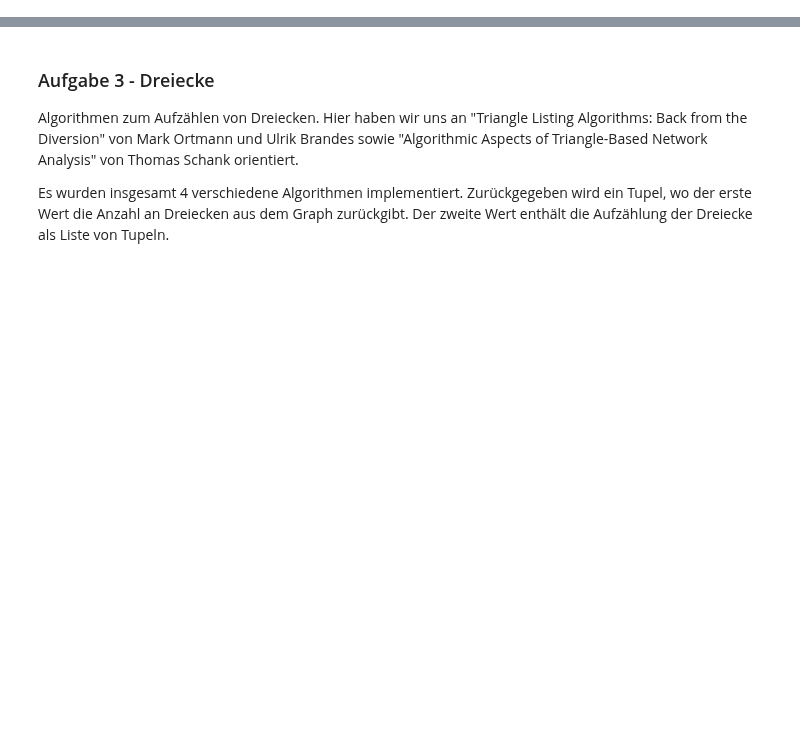
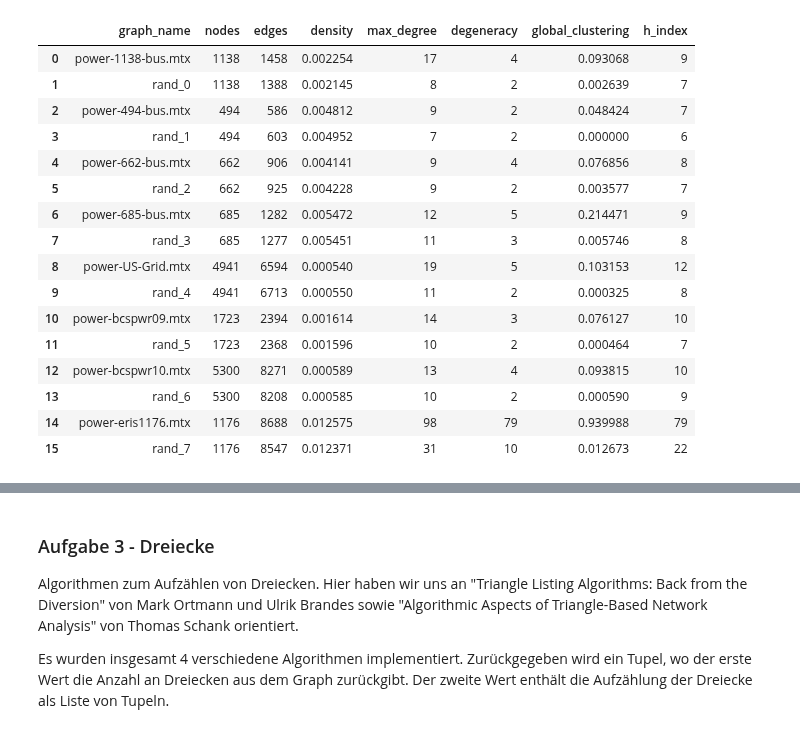
Before and after one commit to Hanno1/AlgorithmischeNetzwerkanalyseLAB, a Jupyter notebook: presentation_task2.ipynb, the cells around one changed output, grey strips where cells are left out. Saved outputs shown, nothing was run; the diff lists cells and outputs as text; code cells hidden in the pictures; blank space fills up the shorter version.

```diff
--- a/presentation_task2.ipynb
+++ b/presentation_task2.ipynb
@@ -10,0 +30,51 @@ import networkx as nx
+# %%
+def get_stats(G: Graph):
+    stats = {}
+    stats["density"] = gP.density(G)
+    stats["max_degree"] = gP.max_degree(G)
+    deg, _ = gP.degeneracy(G)
+    stats["degeneracy"] = deg
+    stats["global_clustering"] = gP.global_clustering_coefficient(G)
+    stats["h_index"] = gP.h_index(G)
+    return stats
+# %%
+import os
+import pandas as pd
+
+graph_files = []
+for file in os.listdir("networks/power_networks"):
+    graph_files.append(file)
+rand_names = ["rand_"+str(i) for i in range(len(graph_files))]
+
+columns = ["graph_name","nodes","edges", "density", "max_degree", "degeneracy", "global_clustering", "h_index"]
+df = pd.DataFrame(columns=columns)
+for file,rand_name in zip(graph_files,rand_names):
+    path = "networks/power_networks/"+file
+    G = Graph(path)
+    stats = get_stats(G)
+    row = [file,G.n, G.m, stats["density"], stats["max_degree"], stats["degeneracy"], stats["global_clustering"], stats["h_index"]]
+    df.loc[len(df)] = row
+    rand_G = generate_gnp_graph(G.n, stats["density"])
+    stats = get_stats(rand_G)
+    row = [rand_name, rand_G.n, rand_G.m, stats["density"], stats["max_degree"], stats["degeneracy"], stats["global_clustering"], stats["h_index"]]
+    df.loc[len(df)] = row
+# %%
+df
+# %% [output]
+|  | graph_name | nodes | edges | density | max_degree | degeneracy | global_clustering | h_index |
+| 0 | power-1138-bus.mtx | 1138 | 1458 | 0.002254 | 17 | 4 | 0.093068 | 9 |
+| 1 | rand_0 | 1138 | 1388 | 0.002145 | 8 | 2 | 0.002639 | 7 |
+| 2 | power-494-bus.mtx | 494 | 586 | 0.004812 | 9 | 2 | 0.048424 | 7 |
+| 3 | rand_1 | 494 | 603 | 0.004952 | 7 | 2 | 0.000000 | 6 |
+| 4 | power-662-bus.mtx | 662 | 906 | 0.004141 | 9 | 4 | 0.076856 | 8 |
+| 5 | rand_2 | 662 | 925 | 0.004228 | 9 | 2 | 0.003577 | 7 |
+| 6 | power-685-bus.mtx | 685 | 1282 | 0.005472 | 12 | 5 | 0.214471 | 9 |
+| 7 | rand_3 | 685 | 1277 | 0.005451 | 11 | 3 | 0.005746 | 8 |
+| 8 | power-US-Grid.mtx | 4941 | 6594 | 0.000540 | 19 | 5 | 0.103153 | 12 |
+| 9 | rand_4 | 4941 | 6713 | 0.000550 | 11 | 2 | 0.000325 | 8 |
+| 10 | power-bcspwr09.mtx | 1723 | 2394 | 0.001614 | 14 | 3 | 0.076127 | 10 |
+| 11 | rand_5 | 1723 | 2368 | 0.001596 | 10 | 2 | 0.000464 | 7 |
+| 12 | power-bcspwr10.mtx | 5300 | 8271 | 0.000589 | 13 | 4 | 0.093815 | 10 |
+| 13 | rand_6 | 5300 | 8208 | 0.000585 | 10 | 2 | 0.000590 | 9 |
+| 14 | power-eris1176.mtx | 1176 | 8688 | 0.012575 | 98 | 79 | 0.939988 | 79 |
+| 15 | rand_7 | 1176 | 8547 | 0.012371 | 31 | 10 | 0.012673 | 22 |
```
Also changed, not shown: parts of 14 cells of this notebook, 3 other files.
